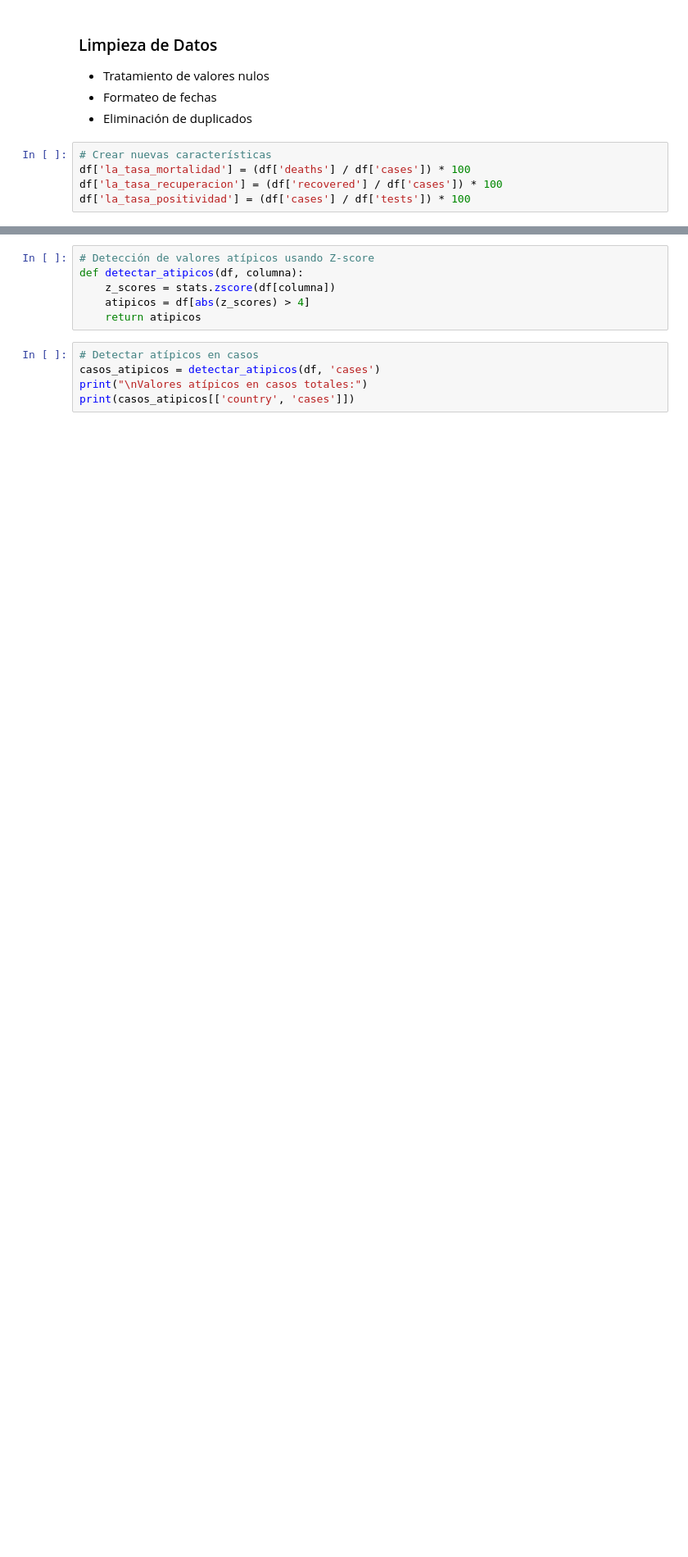
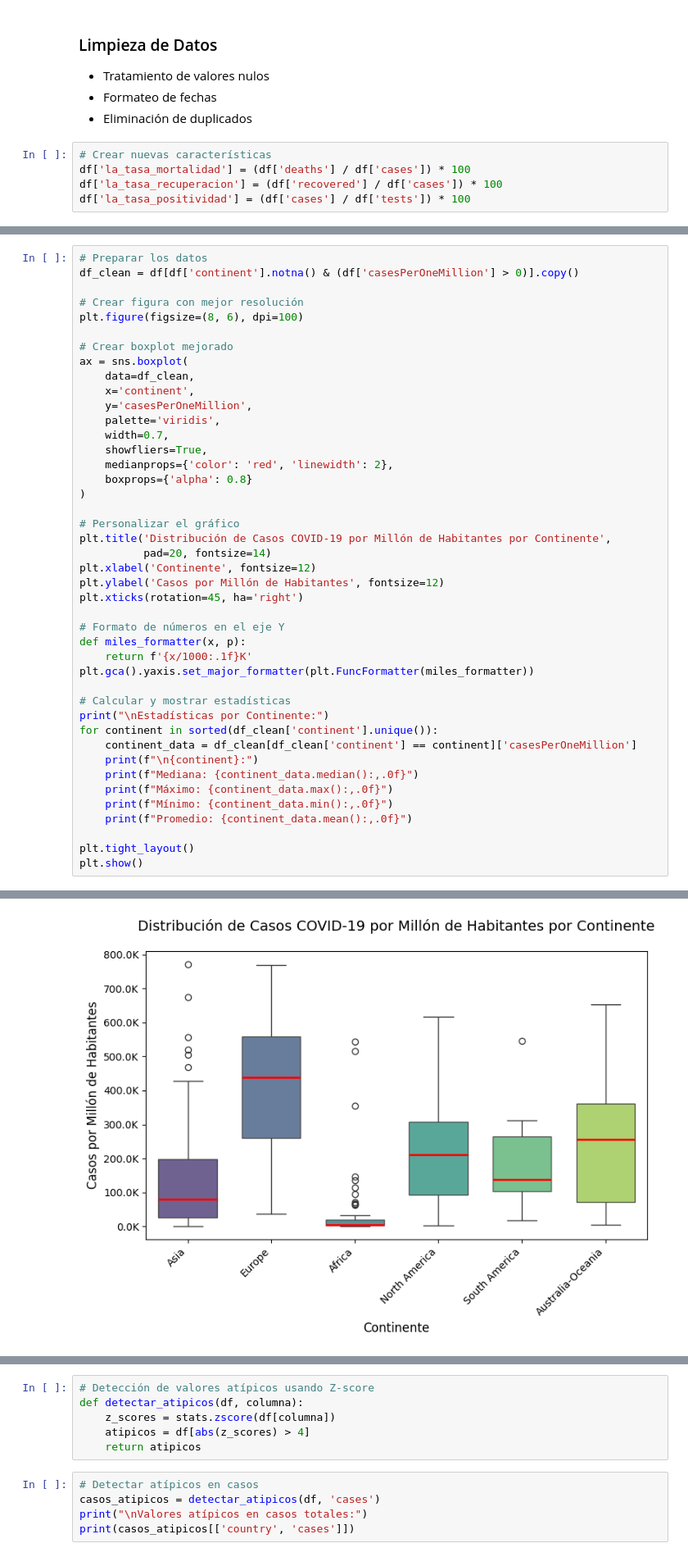
Before and after one commit to claudiosanchezt/Pruebas, a Jupyter notebook: prueba_2_Claudio_Sanchez_Torres_Javier_Astorga.ipynb, the cells around one changed output, grey strips where cells are left out. Shown at 82% size. Drawn from its saved outputs; the diff is of its cells as text; blank space fills up the shorter version.

```diff
--- a/prueba_2_Claudio_Sanchez_Torres_Javier_Astorga.ipynb
+++ b/prueba_2_Claudio_Sanchez_Torres_Javier_Astorga.ipynb
@@ -233,0 +313,44 @@ Outliers o casos excepcionales
+# %%
+# Preparar los datos
+df_clean = df[df['continent'].notna() & (df['casesPerOneMillion'] > 0)].copy()
+
+# Crear figura con mejor resolución
+plt.figure(figsize=(8, 6), dpi=100)
+
+# Crear boxplot mejorado
+ax = sns.boxplot(
+    data=df_clean,
+    x='continent',
+    y='casesPerOneMillion',
+    palette='viridis',
+    width=0.7,
+    showfliers=True,
+    medianprops={'color': 'red', 'linewidth': 2},
+    boxprops={'alpha': 0.8}
+)
+
+# Personalizar el gráfico
+plt.title('Distribución de Casos COVID-19 por Millón de Habitantes por Continente',
+          pad=20, fontsize=14)
+plt.xlabel('Continente', fontsize=12)
+plt.ylabel('Casos por Millón de Habitantes', fontsize=12)
+plt.xticks(rotation=45, ha='right')
+
+# Formato de números en el eje Y
+def miles_formatter(x, p):
+    return f'{x/1000:.1f}K'
+plt.gca().yaxis.set_major_formatter(plt.FuncFormatter(miles_formatter))
+
+# Calcular y mostrar estadísticas
+print("\nEstadísticas por Continente:")
+for continent in sorted(df_clean['continent'].unique()):
+    continent_data = df_clean[df_clean['continent'] == continent]['casesPerOneMillion']
+    print(f"\n{continent}:")
+    print(f"Mediana: {continent_data.median():,.0f}")
+    print(f"Máximo: {continent_data.max():,.0f}")
+    print(f"Mínimo: {continent_data.min():,.0f}")
+    print(f"Promedio: {continent_data.mean():,.0f}")
+
+plt.tight_layout()
+plt.show()
+# %% [output]
@@ -233,0 +375 @@ Outliers o casos excepcionales
+[figure, added]
```
Also changed, not shown: parts of 24 cells of this notebook, 2 other files.
